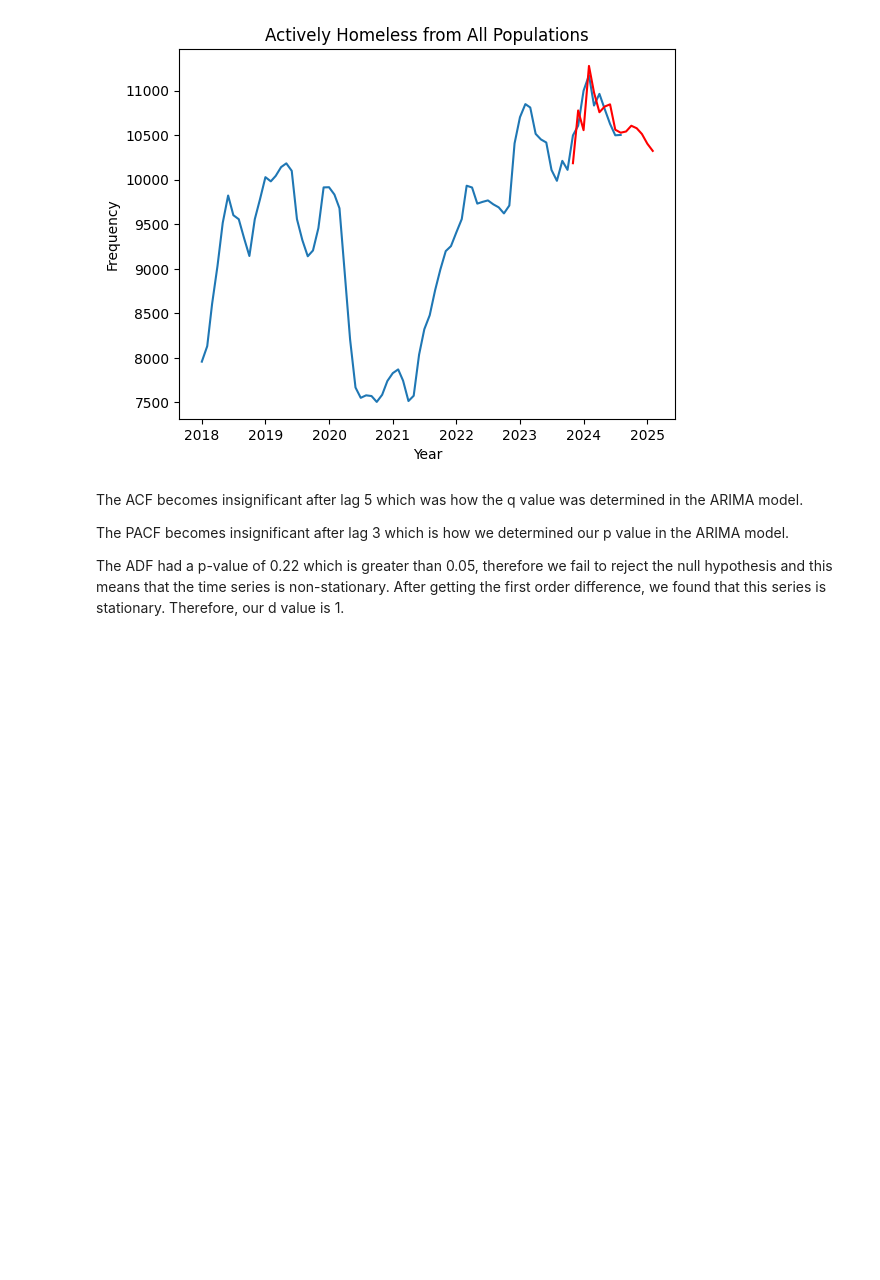
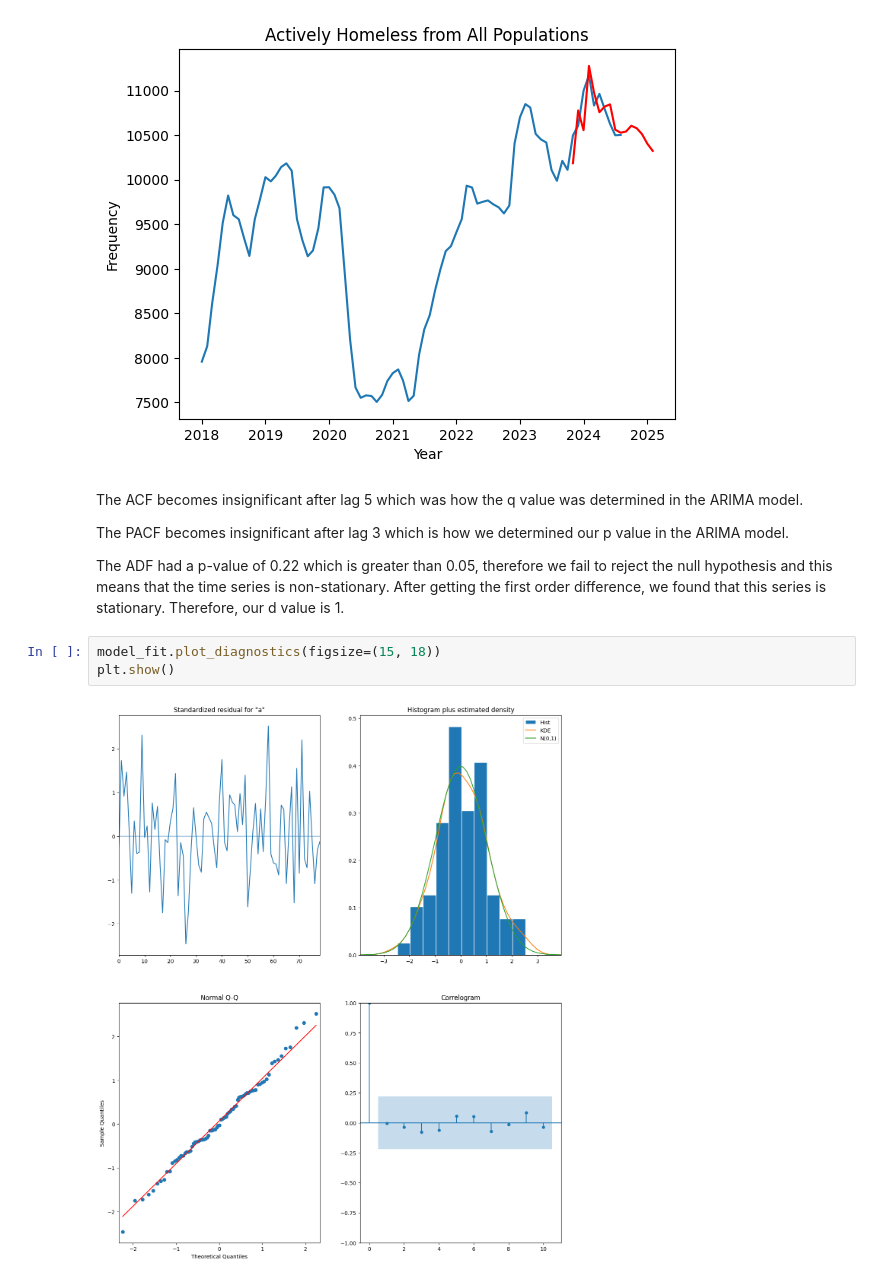
Before and after one commit to lindi550/CIND820, a Jupyter notebook: CIND820_Time_Series_Analysis.ipynb, the cells around one changed output. Saved outputs shown, nothing was run; the diff lists cells and outputs as text; blank space fills up the shorter version.

```diff
--- a/CIND820_Time_Series_Analysis.ipynb
+++ b/CIND820_Time_Series_Analysis.ipynb
@@ -92,3 +92,8 @@ The ACF becomes insignificant after lag 5 which was how the q value was determin
 The PACF becomes insignificant after lag 3 which is how we determined our p value in the ARIMA model.
 
 The ADF had a p-value of 0.22 which is greater than 0.05, therefore we fail to reject the null hypothesis and this means that the time series is non-stationary. After getting the first order difference, we found that this series is stationary. Therefore, our d value is 1.
+# %%
+model_fit.plot_diagnostics(figsize=(15, 18))
+plt.show()
+# %% [output]
+[figure, added]
```
